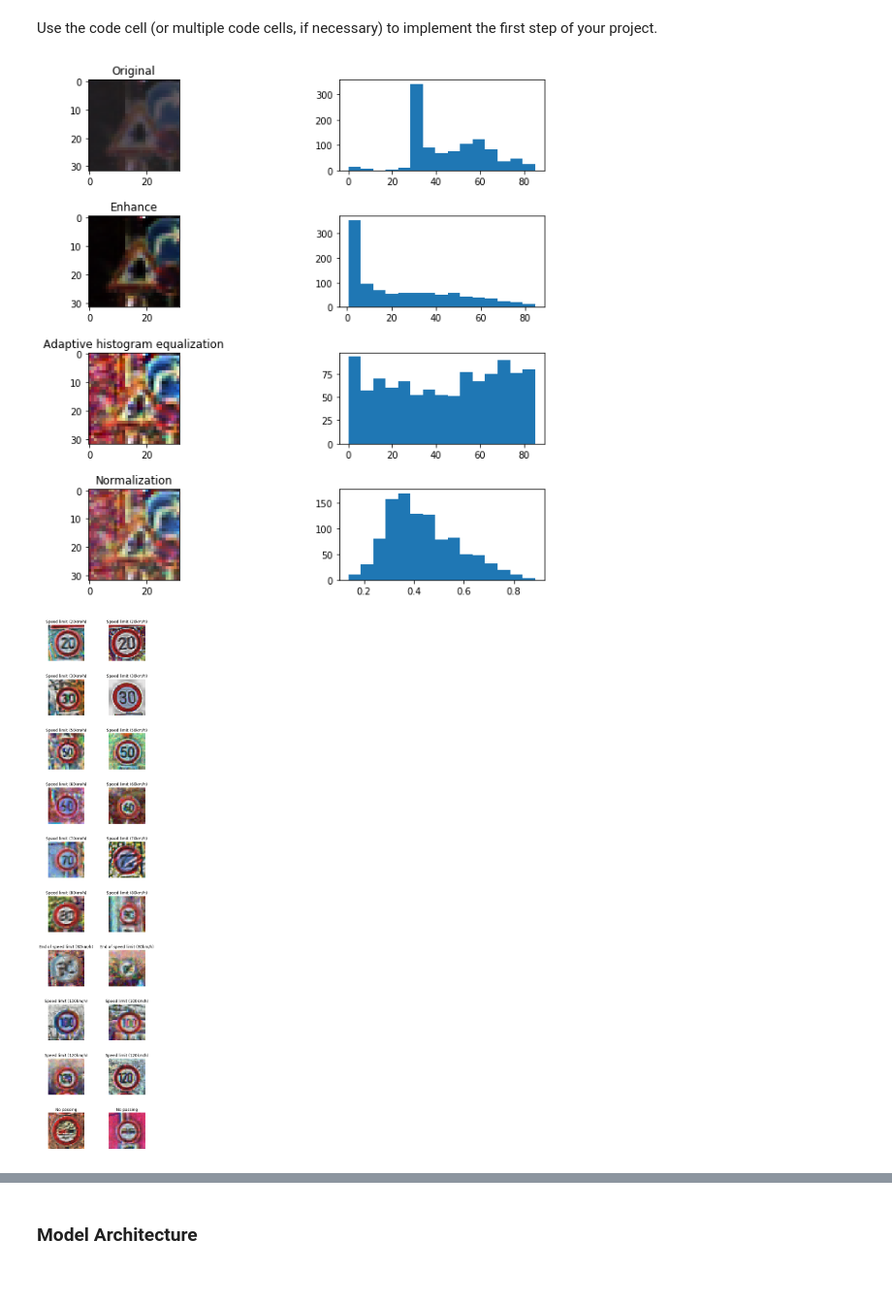
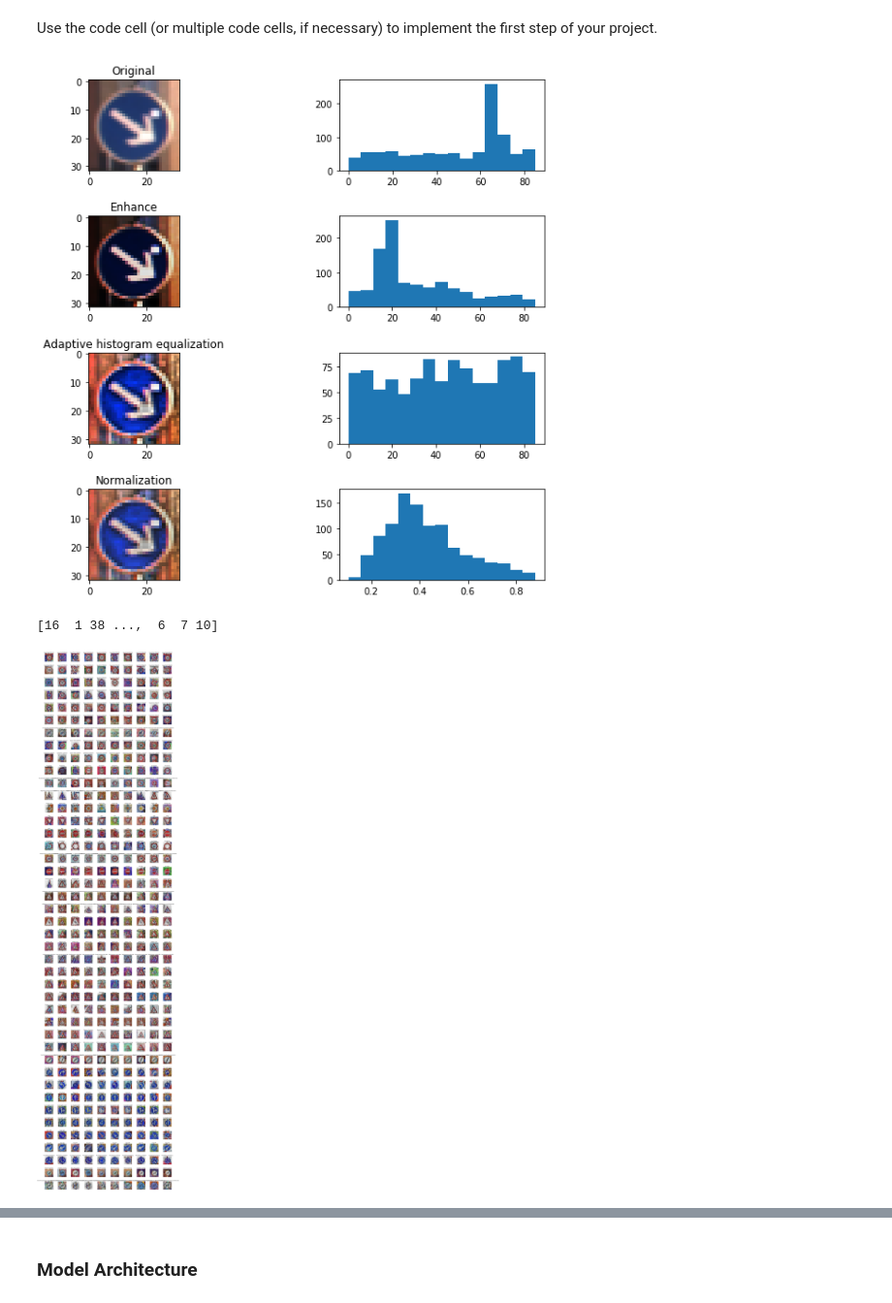
Before and after one commit to cfficaurzua/P2-SDCND, a Jupyter notebook: Traffic_Sign_Classifier.ipynb, the cells around one changed output, grey strips where cells are left out. Shown at 97% size. Cells and saved outputs as stored; diff of their text form; code cells hidden in the pictures.

Commit message:
fix new data appending

```diff
--- a/Traffic_Sign_Classifier.ipynb
+++ b/Traffic_Sign_Classifier.ipynb
@@ -173,7 +267,8 @@ def histogram_equalization(input):
     hsv = cv2.cvtColor(input, cv2.COLOR_RGB2HSV)
     clahe = cv2.createCLAHE(clipLimit=2.0, tileGridSize=(8,8))
     hsv[:,:,2] = clahe.apply(hsv[:,:,2])
-    s = hsv[:,:,1]*1.12
+    #hsv[:,:,1] = hsv[:,:,1]*1.12
+    #output = hsv
     output =  cv2.cvtColor(hsv, cv2.COLOR_HSV2RGB)
     return output
 
@@ -242,8 +337,10 @@ plot_luminance_histogram(norm,axes[3][1])
 
 plt.show()
 # %% [output]
-[figure, old version]
+[figure, new version]
 # %%
+X_train = new_data['x']
+y_train = new_data['y']
 X_train_2 = np.zeros_like(X_train,dtype = np.float)
 X_test_2 = np.zeros_like(X_test,dtype = np.float)
 X_valid_2 = np.zeros_like(X_valid,dtype = np.float)
@@ -251,7 +348,6 @@ X_valid_2 = np.zeros_like(X_valid,dtype = np.float)
 def preProcess(input):
     p = enhance(input,2)
     p = histogram_equalization(p)
-
     p = normalization(p)
     output = p
     return output
@@ -261,7 +357,11 @@ for i in tqdm(range(n_test)):
     X_test_2[i] = preProcess(X_test[i])
 for i in tqdm(range(n_valid)):
     X_valid_2[i] = preProcess(X_valid[i])
+# %%
+print(y_test)
+# %% [output]
+[16  1 38 ...,  6  7 10]
 # %%
-plotGrid(X_test_2,y_test,signnames,2,10)
+plotGrid(X_test_2,y_test,signnames,10,43)
 # %% [output]
-[figure, old version]
+[figure, new version]
```
Also changed, not shown: parts of 11 cells of this notebook.
